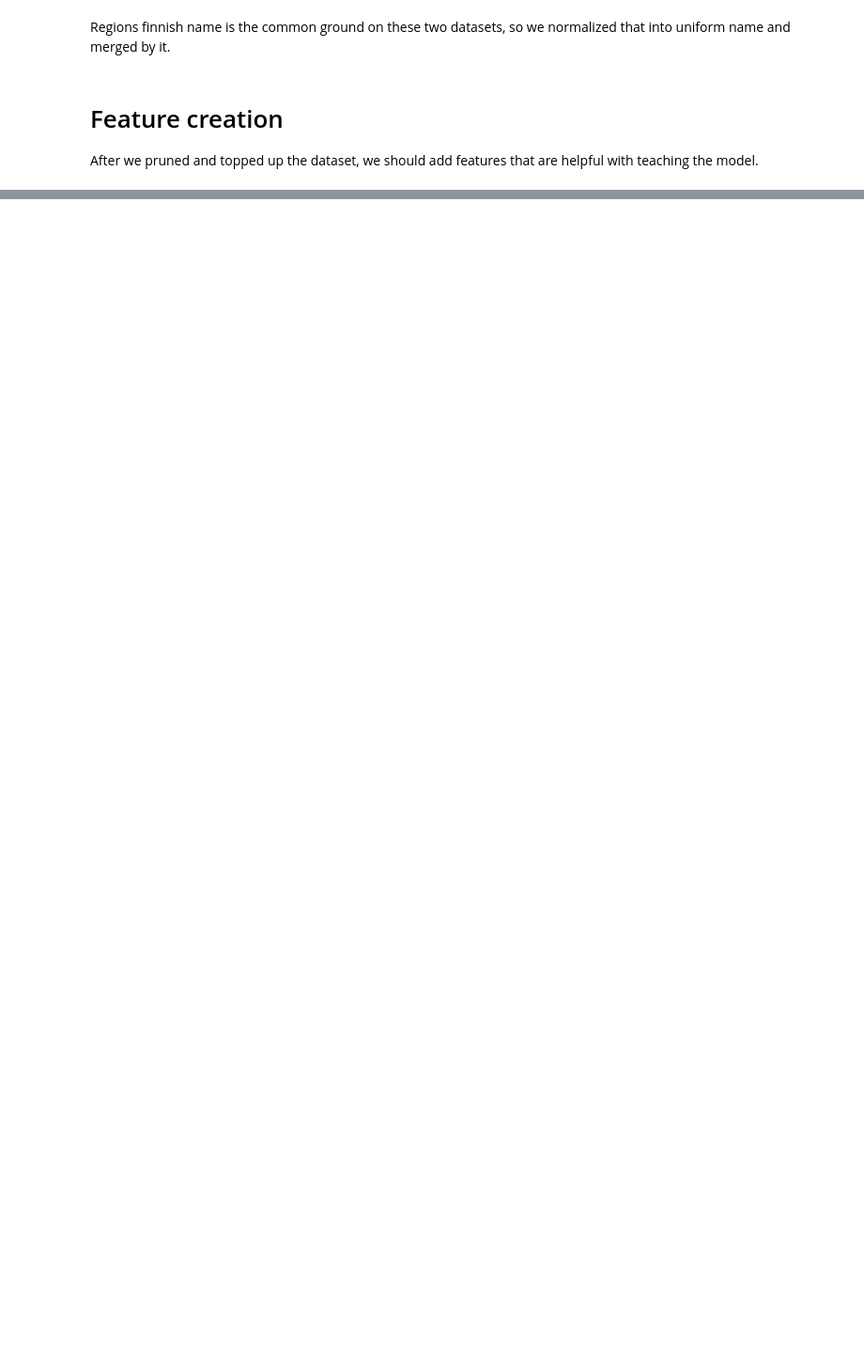
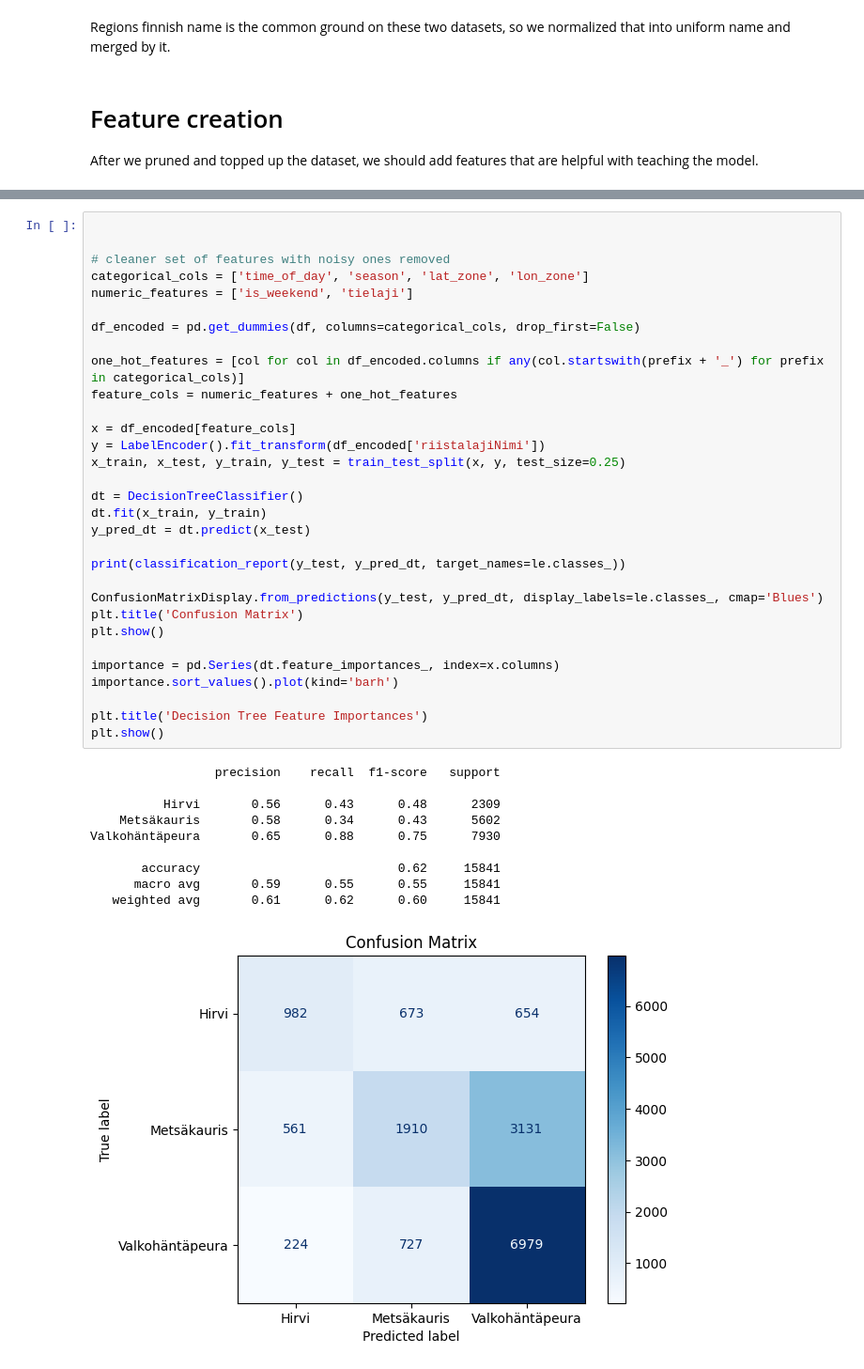
Before and after one commit to jonnevuorela/data-analytics, a Jupyter notebook: assignment_5_data_processing_&_scikit-learn.ipynb, the cells around one changed output, grey strips where cells are left out. Shown at 94% size. Cells and saved outputs as stored; diff of their text form; blank space fills up the shorter version.

```diff
--- a/assignment_5_data_processing_&_scikit-learn.ipynb
+++ b/assignment_5_data_processing_&_scikit-learn.ipynb
@@ -88,0 +217,42 @@ we should add features that are helpful with teaching the model.
+# %%
+
+
+# cleaner set of features with noisy ones removed
+categorical_cols = ['time_of_day', 'season', 'lat_zone', 'lon_zone']
+numeric_features = ['is_weekend', 'tielaji']
+
+df_encoded = pd.get_dummies(df, columns=categorical_cols, drop_first=False)
+
+one_hot_features = [col for col in df_encoded.columns if any(col.startswith(prefix + '_') for prefix in categorical_cols)]
+feature_cols = numeric_features + one_hot_features
+
+x = df_encoded[feature_cols]
+y = LabelEncoder().fit_transform(df_encoded['riistalajiNimi'])
+x_train, x_test, y_train, y_test = train_test_split(x, y, test_size=0.25)
+
+dt = DecisionTreeClassifier()
+dt.fit(x_train, y_train)
+y_pred_dt = dt.predict(x_test)
+
+print(classification_report(y_test, y_pred_dt, target_names=le.classes_))
+
+ConfusionMatrixDisplay.from_predictions(y_test, y_pred_dt, display_labels=le.classes_, cmap='Blues')
+plt.title('Confusion Matrix')
+plt.show()
+
+importance = pd.Series(dt.feature_importances_, index=x.columns)
+importance.sort_values().plot(kind='barh')
+
+plt.title('Decision Tree Feature Importances')
+plt.show()
+# %% [output]
+                 precision    recall  f1-score   support
+
+          Hirvi       0.56      0.43      0.48      2309
+    Metsäkauris       0.58      0.34      0.43      5602
+Valkohäntäpeura       0.65      0.88      0.75      7930
+
+       accuracy                           0.62     15841
+      macro avg       0.59      0.55      0.55     15841
+   weighted avg       0.61      0.62      0.60     15841
+[figure, added]
```
Also changed, not shown: parts of 8 cells of this notebook.
